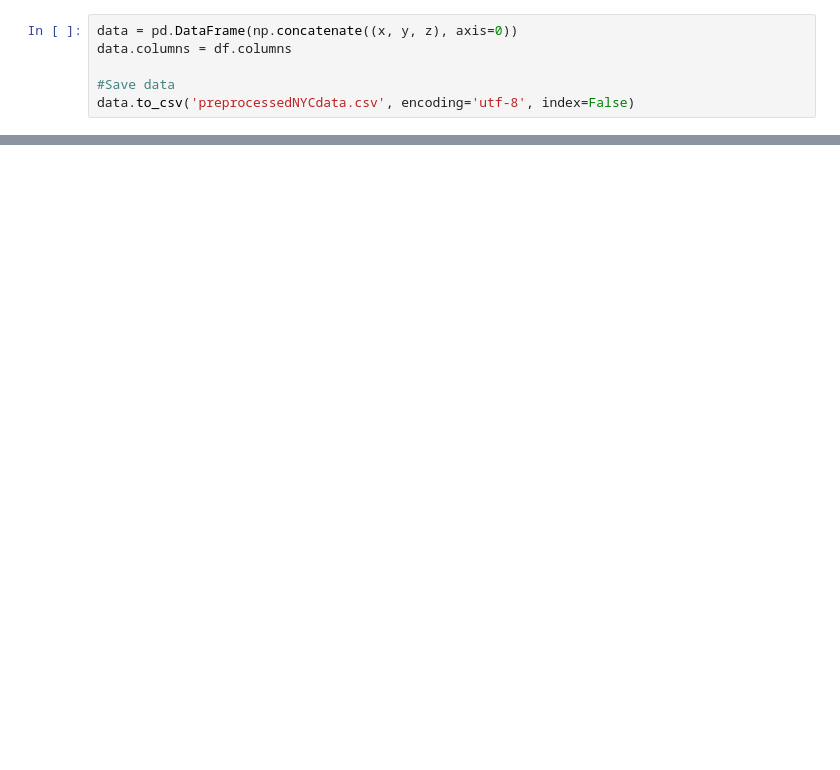
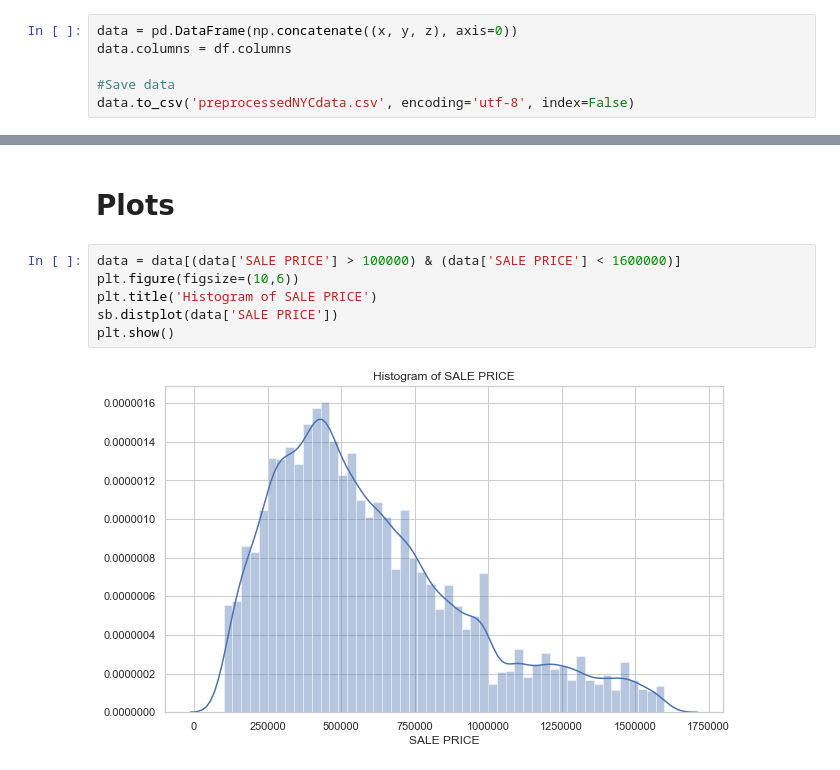
Before and after one commit to dioufism/nyc_project_sales, a Jupyter notebook: nyc-project sales.ipynb, the cells around one changed output, grey strips where cells are left out. Saved outputs shown, nothing was run; the diff lists cells and outputs as text; blank space fills up the shorter version.

```diff
--- a/nyc-project sales.ipynb
+++ b/nyc-project sales.ipynb
@@ -371,0 +365,10 @@ plt.show()
+# %% [markdown]
+# Plots
+# %%
+data = data[(data['SALE PRICE'] > 100000) & (data['SALE PRICE'] < 1600000)]
+plt.figure(figsize=(10,6))
+plt.title('Histogram of SALE PRICE')
+sb.distplot(data['SALE PRICE'])
+plt.show()
+# %% [output]
+[figure, added]
```
Also changed, not shown: parts of 45 cells of this notebook.
